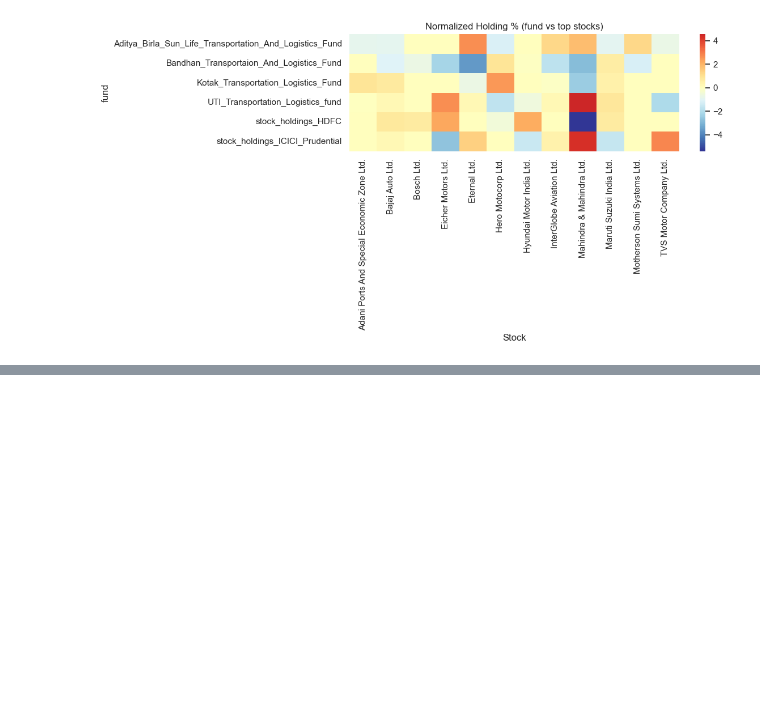
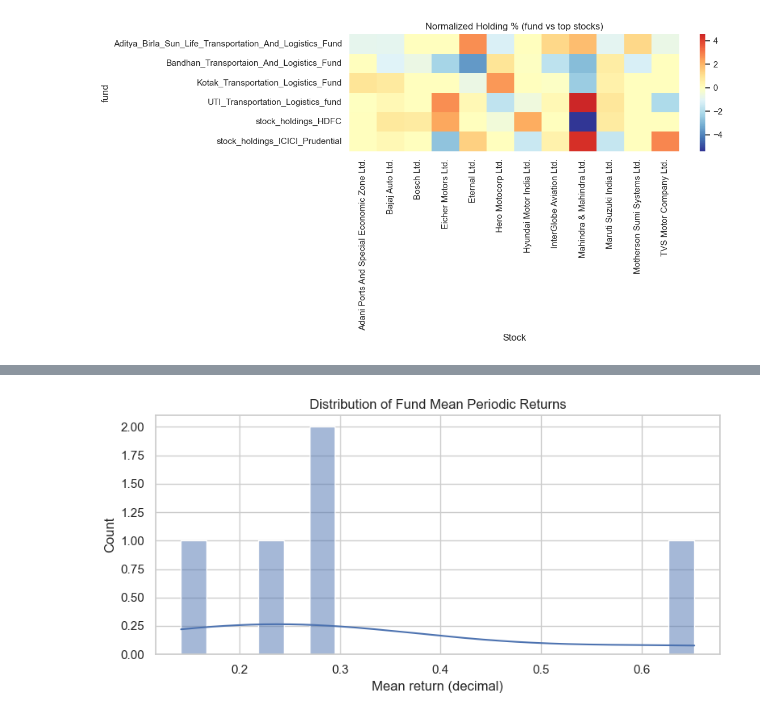
Before and after one commit to Aalok0104/Exploartory-Data-Analysis-, a Jupyter notebook: Group27_Code.ipynb, the cells around one changed output, grey strips where cells are left out. Saved outputs shown, nothing was run; the diff lists cells and outputs as text; code cells hidden in the pictures; blank space fills up the shorter version.

Commit message:
SIP Returns Analysis

```diff
--- a/Group27_Code.ipynb
+++ b/Group27_Code.ipynb
@@ -481,0 +607,14 @@ plt.show()
+# %%
+# Imputation strategy:
+# - 'ret_dec': replace missing with 0.0 and flag rows imputed (no date-based interpolation available).
+# - 'return' (raw string): fill missing with empty string.
+
+combined_returns['return'] = combined_returns['return'].fillna('')
+if 'ret_dec' in combined_returns.columns:
+    combined_returns['ret_dec_imputed'] = False
+    mask = combined_returns['ret_dec'].isna()
+    combined_returns.loc[mask, 'ret_dec'] = 0.0
+    combined_returns.loc[mask, 'ret_dec_imputed'] = True
+
+# show a quick preview after imputation
+display(combined_returns.head())
@@ -481,0 +674,80 @@ plt.show()
+# %%
+# Visualizations: distributions, barplots, scatter, heatmap
+import matplotlib.pyplot as plt
+import seaborn as sns
+from pathlib import Path
+sns.set(style='whitegrid')
+FIG_OUT = Path('outputs') / 'figs'
+FIG_OUT.mkdir(parents=True, exist_ok=True)
+
+# 1) Histogram of fund mean returns
+plt.figure(figsize=(8,4))
+# pass the series as an array via the x= parameter to satisfy strict type-checkers
+sns.histplot(x=fund_features['mean_ret'].dropna().to_numpy(), kde=True, bins=20, color='C0')
+plt.title('Distribution of Fund Mean Periodic Returns')
+plt.xlabel('Mean return (decimal)')
+plt.tight_layout()
+plt.savefig(FIG_OUT / 'fund_mean_ret_hist.png', dpi=150)
+plt.show()
+
+# 2) Top funds by number of observations (n_obs) - horizontal bar (top 20)
+top_n = fund_features.sort_values('n_obs', ascending=False).head(20)
+plt.figure(figsize=(10,6))
+sns.barplot(x='n_obs', y='fund', data=top_n, palette='magma')
+plt.title('Top 20 Funds by Number of Observations (rows)')
+plt.xlabel('Number of rows')
+plt.tight_layout()
+plt.savefig(FIG_OUT / 'fund_n_obs_top20.png', dpi=150)
+plt.show()
+
+# 3) Scatter: mean vs std of periodic returns per fund
+plt.figure(figsize=(8,6))
+sns.scatterplot(data=fund_features, x='std_ret', y='mean_ret', hue='n_obs', palette='viridis', size='n_obs', sizes=(20,200), legend='brief')
+plt.title('Fund Mean Return vs Std Dev (size=n_obs)')
+plt.xlabel('Std dev of periodic returns')
+plt.ylabel('Mean periodic return')
+plt.tight_layout()
+plt.savefig(FIG_OUT / 'fund_mean_vs_std.png', dpi=150)
+plt.show()
+
+# 4) Heatmap of correlations between numeric fund features
+# ensure we keep 'fund' as the index before selecting numeric columns
+numf = fund_features.set_index('fund').select_dtypes(include=[float, int])
+corr = numf.corr()
+plt.figure(figsize=(8,6))
+sns.heatmap(corr, annot=True, fmt='.2f', cmap='coolwarm', center=0)
+plt.title('Correlation Matrix: Fund-level Numeric Features')
+plt.tight_layout()
+plt.savefig(FIG_OUT / 'fund_features_corr.png', dpi=150)
+plt.show()
+
+# 5) Distribution of individual periodic returns across all rows
+plt.figure(figsize=(8,4))
+# use x= with numpy array to avoid Series type errors from static analyzers
+sns.histplot(x=combined_returns['ret_dec'].dropna().to_numpy(), bins=50, kde=True, color='C2')
+plt.title('Distribution of Periodic Returns (all rows)')
+plt.xlabel('Periodic return (decimal)')
+plt.tight_layout()
+plt.savefig(FIG_OUT / 'ret_dec_distribution.png', dpi=150)
+plt.show()
+
+# 6) Top/Bottom funds by last cumulative return (barplot)
+top5 = fund_features.sort_values('last_cum', ascending=False).head(10)
+bot5 = fund_features.sort_values('last_cum', ascending=True).head(10)
+plt.figure(figsize=(10,6))
+sns.barplot(x='last_cum', y='fund', data=top5, palette='crest')
+plt.title('Top 10 Funds by Last Observed Cumulative Return')
+plt.xlabel('Last cumulative return (decimal)')
+plt.tight_layout()
+plt.savefig(FIG_OUT / 'top10_last_cum.png', dpi=150)
+plt.show()
+
+plt.figure(figsize=(10,6))
+sns.barplot(x='last_cum', y='fund', data=bot5, palette='rocket')
+plt.title('Bottom 10 Funds by Last Observed Cumulative Return')
+plt.xlabel('Last cumulative return (decimal)')
+plt.tight_layout()
+plt.savefig(FIG_OUT / 'bot10_last_cum.png', dpi=150)
+plt.show()
+# %% [output]
+[figure, added]
```
Also changed, not shown: parts of 17 cells of this notebook, 16 other files.
